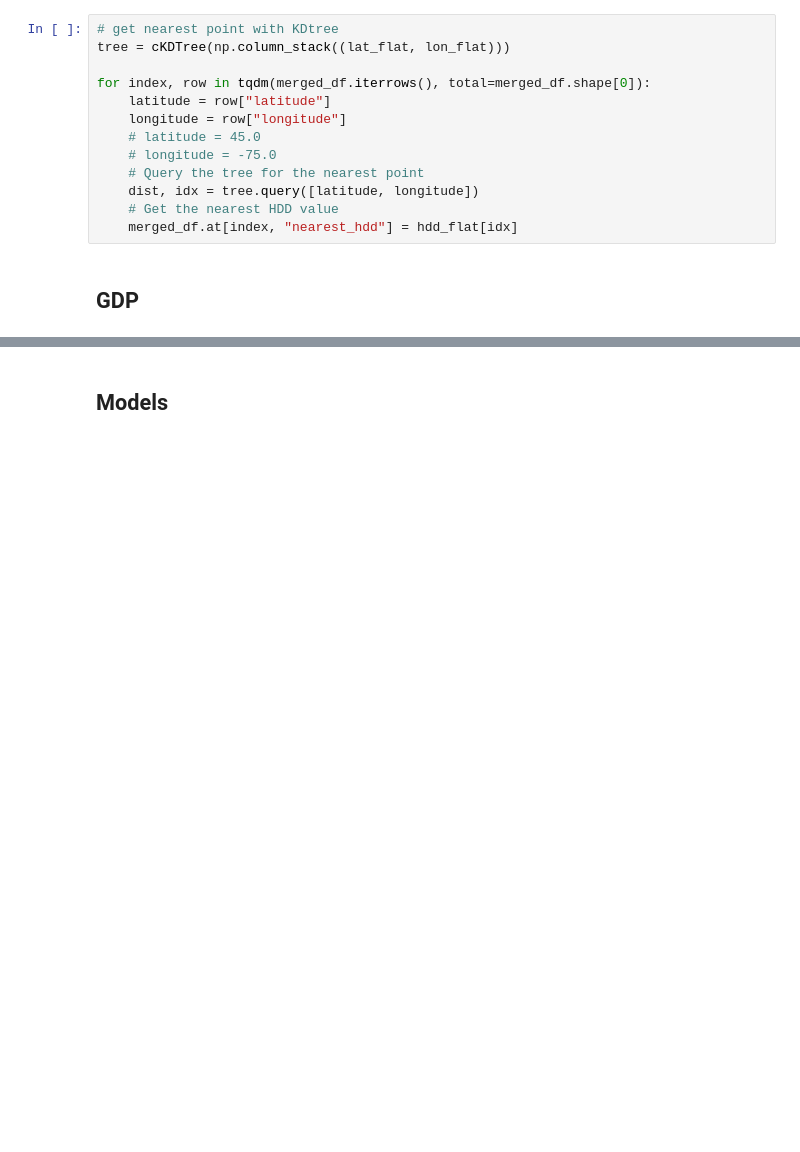
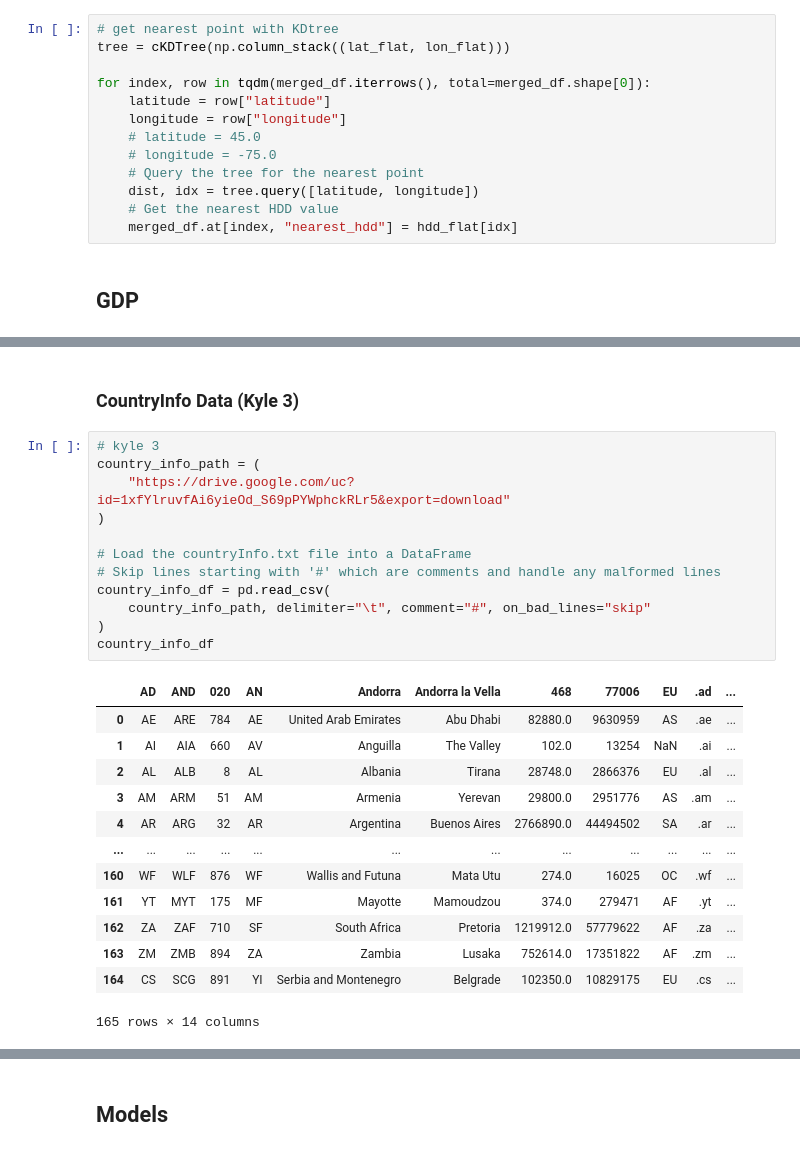
Before and after one commit to AliciaXia222/Capstone-Team-Climate-Trace, a Jupyter notebook: Base_Model.ipynb, the cells around one changed output, grey strips where cells are left out. Drawn from its saved outputs; the diff is of its cells as text; blank space fills up the shorter version.

```diff
--- a/Base_Model.ipynb
+++ b/Base_Model.ipynb
@@ -297,0 +447,28 @@ merged_df[merged_df['GDP_2022'].isna()]
+# %% [markdown]
+### CountryInfo Data (Kyle 3)
+# %%
+# kyle 3
+country_info_path = (
+    "https://drive.google.com/uc?id=1xfYlruvfAi6yieOd_S69pPYWphckRLr5&export=download"
+)
+
+# Load the countryInfo.txt file into a DataFrame
+# Skip lines starting with '#' which are comments and handle any malformed lines
+country_info_df = pd.read_csv(
+    country_info_path, delimiter="\t", comment="#", on_bad_lines="skip"
+)
+country_info_df
+# %% [output]
+|  | AD | AND | 020 | AN | Andorra | Andorra la Vella | 468 | 77006 | EU | .ad | ... |
+| 0 | AE | ARE | 784 | AE | United Arab Emirates | Abu Dhabi | 82880.0 | 9630959 | AS | .ae | ... |
+| 1 | AI | AIA | 660 | AV | Anguilla | The Valley | 102.0 | 13254 | NaN | .ai | ... |
+| 2 | AL | ALB | 8 | AL | Albania | Tirana | 28748.0 | 2866376 | EU | .al | ... |
+| 3 | AM | ARM | 51 | AM | Armenia | Yerevan | 29800.0 | 2951776 | AS | .am | ... |
+| 4 | AR | ARG | 32 | AR | Argentina | Buenos Aires | 2766890.0 | 44494502 | SA | .ar | ... |
+| ... | ... | ... | ... | ... | ... | ... | ... | ... | ... | ... | ... |
+| 160 | WF | WLF | 876 | WF | Wallis and Futuna | Mata Utu | 274.0 | 16025 | OC | .wf | ... |
+| 161 | YT | MYT | 175 | MF | Mayotte | Mamoudzou | 374.0 | 279471 | AF | .yt | ... |
+| 162 | ZA | ZAF | 710 | SF | South Africa | Pretoria | 1219912.0 | 57779622 | AF | .za | ... |
+| 163 | ZM | ZMB | 894 | ZA | Zambia | Lusaka | 752614.0 | 17351822 | AF | .zm | ... |
+| 164 | CS | SCG | 891 | YI | Serbia and Montenegro | Belgrade | 102350.0 | 10829175 | EU | .cs | ... |
+165 rows × 14 columns
```
Also changed, not shown: parts of 53 cells of this notebook, 3 other files.
